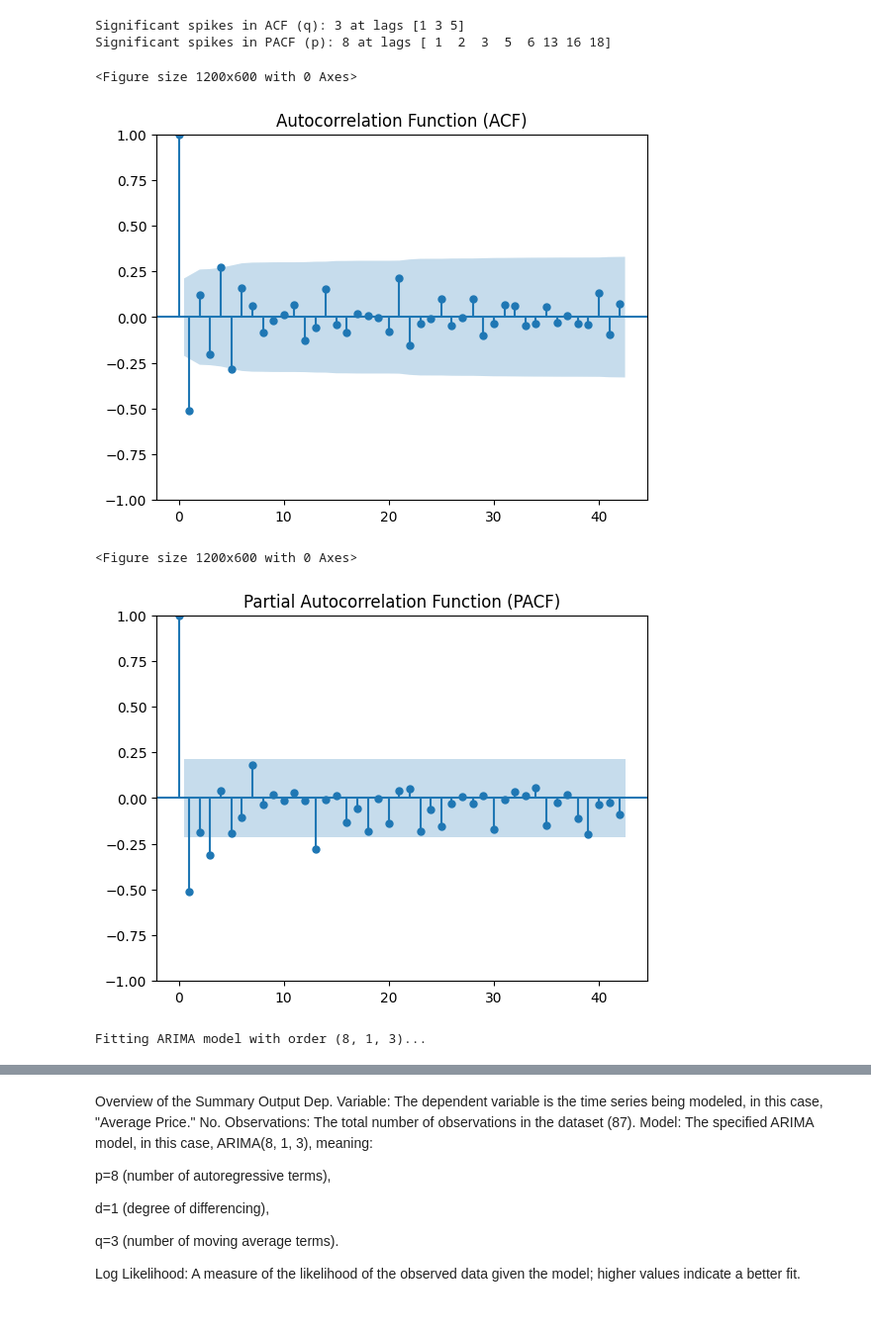
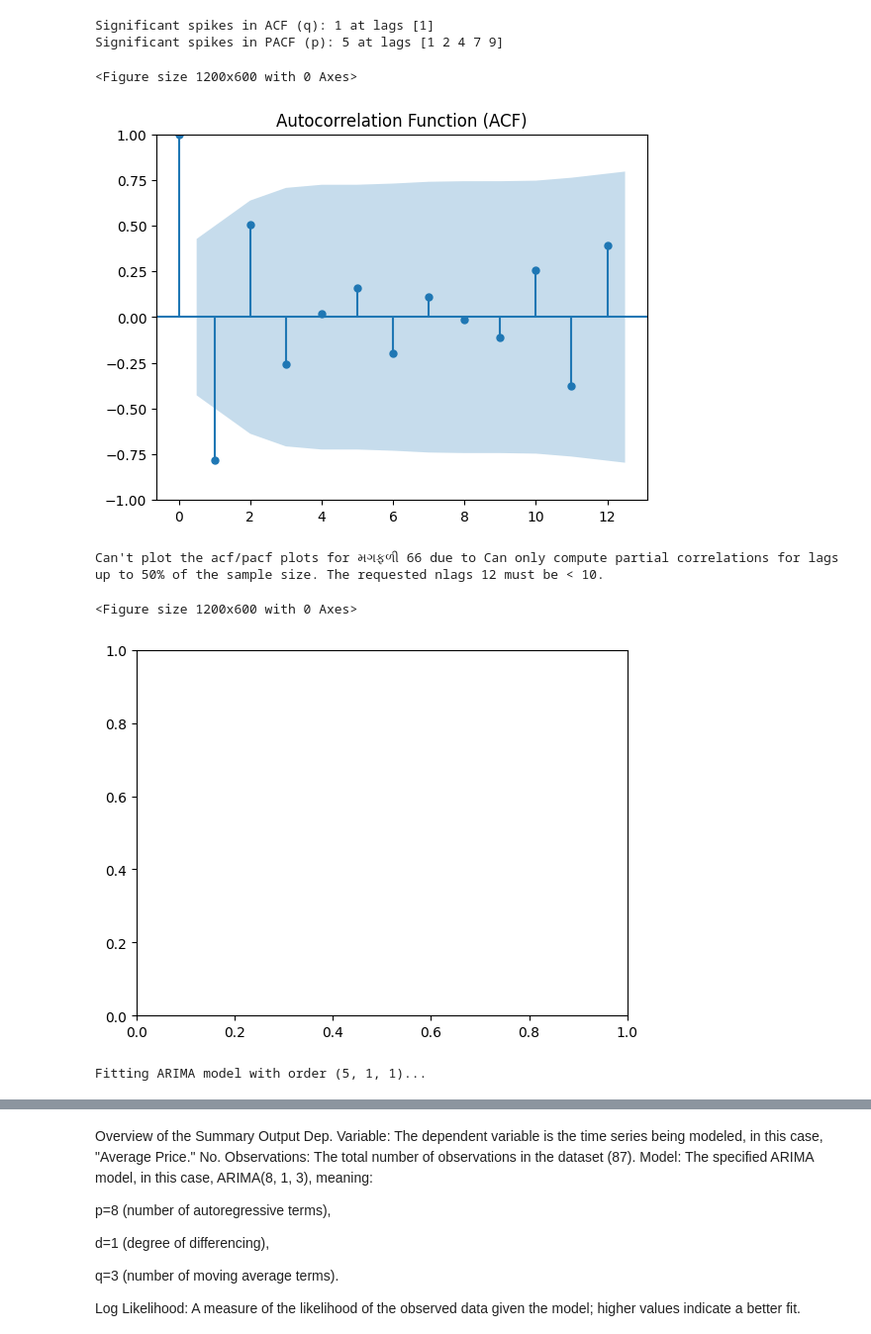
Before and after one commit to darshil511/APMC-price-predictor, a Jupyter notebook: ARIMA.ipynb, the cells around one changed output, grey strips where cells are left out. Shown at 99% size. Saved outputs shown, nothing was run; the diff lists cells and outputs as text; code cells hidden in the pictures.

Commit message:
updated models for કપાસ બી. ટી. and મગફળી 66. Made index.html dynamic by adding functionality while filling up the form

```diff
--- a/ARIMA.ipynb
+++ b/ARIMA.ipynb
@@ -21,7 +21,7 @@ data = pd.read_csv(file_path, parse_dates=['Date'], index_col='Date')
 print("Dataset preview:")
 print(data.head())
 
-commodity_name = 'તુવેર'  # Example: Gujarati for Wheat
+commodity_name = 'મગફળી 66'  # Example: Gujarati for Wheat
 commodity_data = data[data['Item Name'] == commodity_name]
 size_commodity_data = commodity_data.shape[0]
 print(size_commodity_data)
@@ -145,50 +145,61 @@ The series is stationary (no further differencing needed).
 from statsmodels.graphics.tsaplots import plot_acf, plot_pacf
 
 acf_values, acf_confint = acf(price_diff, alpha=0.05)
 pacf_values, pacf_confint = pacf(price_diff, alpha=0.05)
 
 # Function to count significant lags
 def count_significant_spikes(values, confint):
     # The significant lags are those outside the confidence interval
     significant_lags = np.where(np.abs(values) > confint[:, 1])[0]
     return len(significant_lags), significant_lags
 
 # Count significant spikes for ACF (q)
 q, significant_acf_lags = count_significant_spikes(acf_values, acf_confint)
 
 # Count significant spikes for PACF (p)
 p, significant_pacf_lags = count_significant_spikes(pacf_values, pacf_confint)
 
 print(f"Significant spikes in ACF (q): {q} at lags {significant_acf_lags}")
 print(f"Significant spikes in PACF (p): {p} at lags {significant_pacf_lags}")
 
 # ACF and PACF Plots
-plt.figure(figsize=(12, 6))
-plot_acf(price_diff, lags=(size_commodity_data//2)-1, title="Autocorrelation Function (ACF)")
-plt.show()
+try:
+    plt.figure(figsize=(12, 6))
+    plot_acf(price_diff, lags=(size_commodity_data//2)-1, title="Autocorrelation Function (ACF)")
+    plt.show()
 
-plt.figure(figsize=(12, 6))
-plot_pacf(price_diff, lags=(size_commodity_data//2)-1, title="Partial Autocorrelation Function (PACF)")
-plt.show()
+    plt.figure(figsize=(12, 6))
+    plot_pacf(price_diff, lags=(size_commodity_data//2)-1, title="Partial Autocorrelation Function (PACF)")
+    plt.show()
+
+except Exception as e:
+    print(f"Can't plot the acf/pacf plots for {commodity_name} due to {e}")
 
 # Explanation:
 # - ACF (Autocorrelation Function): Measures the correlation between a series and its lagged values.
 # - PACF (Partial Autocorrelation Function): Measures the correlation between a series and its lagged values,
 #   removing the influence of intermediate lags.
 # - Use these plots to decide on p (AR term) and q (MA term).
 # %% [output]
-Significant spikes in ACF (q): 3 at lags [1 3 5]
-Significant spikes in PACF (p): 8 at lags [ 1  2  3  5  6 13 16 18]
+Significant spikes in ACF (q): 1 at lags [1]
+Significant spikes in PACF (p): 5 at lags [1 2 4 7 9]
 <Figure size 1200x600 with 0 Axes>
-[figure, old version]
+[figure, new version]
-<Figure size 1200x600 with 0 Axes>
+Can't plot the acf/pacf plots for મગફળી 66 due to Can only compute partial correlations for lags up to 50% of the sample size. The requested nlags 12 must be < 10.
+<Figure size 1200x600 with 0 Axes>
-[figure, old version]
+[figure, new version]
 # %%
 # Step 4: Fit the ARIMA Model
 from statsmodels.tsa.arima.model import ARIMA
 
 # Choose p, d, q based on ACF and PACF (example values)
 # p, d, q = 5, 0, 2  # Adjust based on ACF/PACF analysis
+if p > 15:
+    p = min(5, q)
+if q > 15:
+    q = min(5, p)
+if d > 5:
+    d = 1
 print(f"\nFitting ARIMA model with order ({p}, {d}, {q})...")
 model = ARIMA(price_data, order=(p, d, q))
 results = model.fit()
@@ -198,7 +209,7 @@ results = model.fit()
 # - P-values: Check if terms are statistically significant (p < 0.05).
 # - AIC/BIC: Lower values indicate a better fit.
 # %% [output]
-Fitting ARIMA model with order (8, 1, 3)...
+Fitting ARIMA model with order (5, 1, 1)...
 # %%
 # Step 5: Analyze Model Summary
 print("\nARIMA Model Summary:")
```
Also changed, not shown: parts of 5 cells of this notebook, 5 other files.
